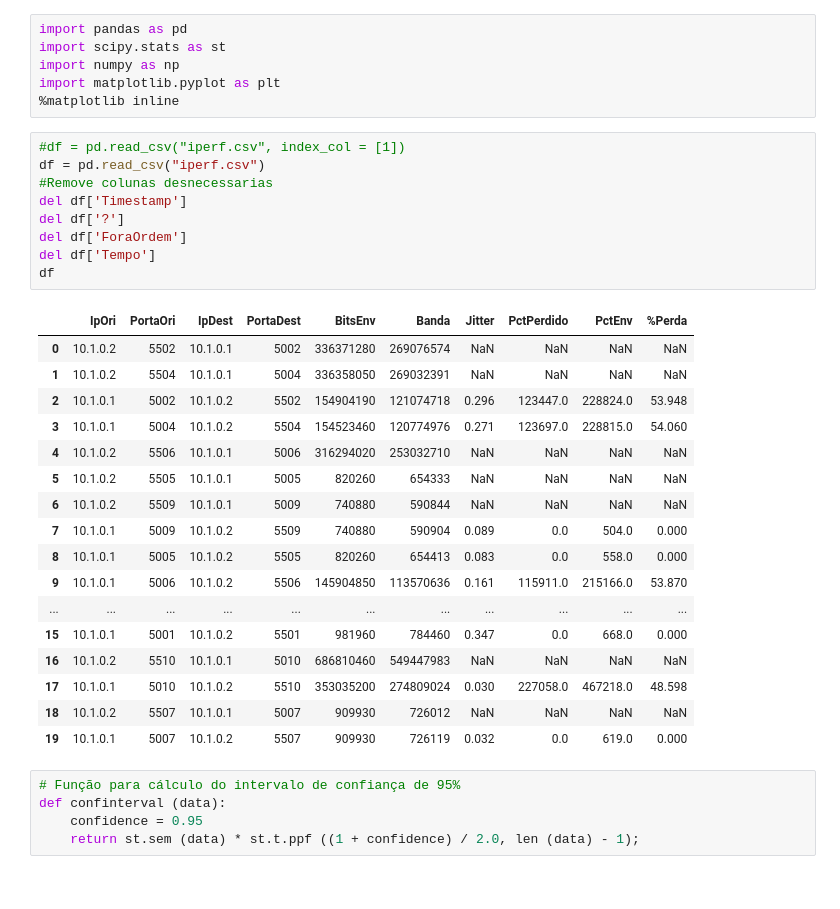
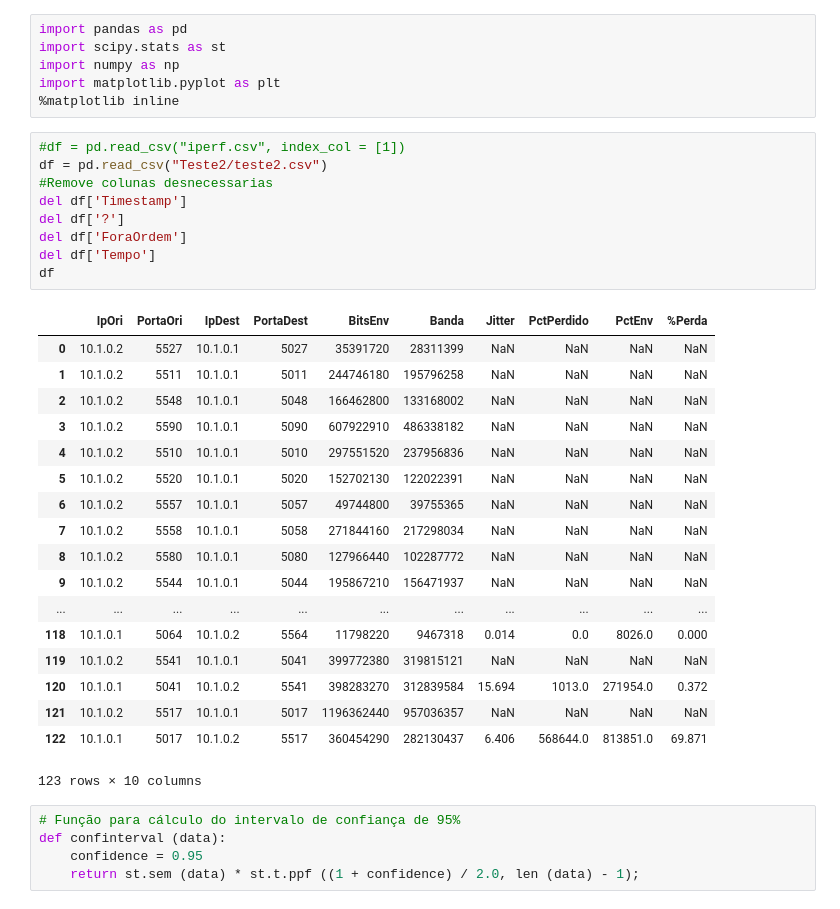
Before and after one commit to pedrobellotti/iperftestes, a Jupyter notebook: Scripts/analise.ipynb, the cells around one changed output. Saved outputs shown, nothing was run; the diff lists cells and outputs as text.

```diff
--- a/Scripts/analise.ipynb
+++ b/Scripts/analise.ipynb
@@ -6,31 +6,32 @@ import matplotlib.pyplot as plt
 %matplotlib inline
 # %%
 #df = pd.read_csv("iperf.csv", index_col = [1])
-df = pd.read_csv("iperf.csv")
+df = pd.read_csv("Teste2/teste2.csv")
 #Remove colunas desnecessarias
 del df['Timestamp']
 del df['?']
 del df['ForaOrdem']
 del df['Tempo']
 df
 # %% [output]
 |  | IpOri | PortaOri | IpDest | PortaDest | BitsEnv | Banda | Jitter | PctPerdido | PctEnv | %Perda |
-| 0 | 10.1.0.2 | 5502 | 10.1.0.1 | 5002 | 336371280 | 269076574 | NaN | NaN | NaN | NaN |
-| 1 | 10.1.0.2 | 5504 | 10.1.0.1 | 5004 | 336358050 | 269032391 | NaN | NaN | NaN | NaN |
-| 2 | 10.1.0.1 | 5002 | 10.1.0.2 | 5502 | 154904190 | 121074718 | 0.296 | 123447.0 | 228824.0 | 53.948 |
-| 3 | 10.1.0.1 | 5004 | 10.1.0.2 | 5504 | 154523460 | 120774976 | 0.271 | 123697.0 | 228815.0 | 54.060 |
-| 4 | 10.1.0.2 | 5506 | 10.1.0.1 | 5006 | 316294020 | 253032710 | NaN | NaN | NaN | NaN |
-| 5 | 10.1.0.2 | 5505 | 10.1.0.1 | 5005 | 820260 | 654333 | NaN | NaN | NaN | NaN |
-| 6 | 10.1.0.2 | 5509 | 10.1.0.1 | 5009 | 740880 | 590844 | NaN | NaN | NaN | NaN |
-| 7 | 10.1.0.1 | 5009 | 10.1.0.2 | 5509 | 740880 | 590904 | 0.089 | 0.0 | 504.0 | 0.000 |
-| 8 | 10.1.0.1 | 5005 | 10.1.0.2 | 5505 | 820260 | 654413 | 0.083 | 0.0 | 558.0 | 0.000 |
-| 9 | 10.1.0.1 | 5006 | 10.1.0.2 | 5506 | 145904850 | 113570636 | 0.161 | 115911.0 | 215166.0 | 53.870 |
+| 0 | 10.1.0.2 | 5527 | 10.1.0.1 | 5027 | 35391720 | 28311399 | NaN | NaN | NaN | NaN |
+| 1 | 10.1.0.2 | 5511 | 10.1.0.1 | 5011 | 244746180 | 195796258 | NaN | NaN | NaN | NaN |
+| 2 | 10.1.0.2 | 5548 | 10.1.0.1 | 5048 | 166462800 | 133168002 | NaN | NaN | NaN | NaN |
+| 3 | 10.1.0.2 | 5590 | 10.1.0.1 | 5090 | 607922910 | 486338182 | NaN | NaN | NaN | NaN |
+| 4 | 10.1.0.2 | 5510 | 10.1.0.1 | 5010 | 297551520 | 237956836 | NaN | NaN | NaN | NaN |
+| 5 | 10.1.0.2 | 5520 | 10.1.0.1 | 5020 | 152702130 | 122022391 | NaN | NaN | NaN | NaN |
+| 6 | 10.1.0.2 | 5557 | 10.1.0.1 | 5057 | 49744800 | 39755365 | NaN | NaN | NaN | NaN |
+| 7 | 10.1.0.2 | 5558 | 10.1.0.1 | 5058 | 271844160 | 217298034 | NaN | NaN | NaN | NaN |
+| 8 | 10.1.0.2 | 5580 | 10.1.0.1 | 5080 | 127966440 | 102287772 | NaN | NaN | NaN | NaN |
+| 9 | 10.1.0.2 | 5544 | 10.1.0.1 | 5044 | 195867210 | 156471937 | NaN | NaN | NaN | NaN |
 | ... | ... | ... | ... | ... | ... | ... | ... | ... | ... | ... |
-| 15 | 10.1.0.1 | 5001 | 10.1.0.2 | 5501 | 981960 | 784460 | 0.347 | 0.0 | 668.0 | 0.000 |
-| 16 | 10.1.0.2 | 5510 | 10.1.0.1 | 5010 | 686810460 | 549447983 | NaN | NaN | NaN | NaN |
-| 17 | 10.1.0.1 | 5010 | 10.1.0.2 | 5510 | 353035200 | 274809024 | 0.030 | 227058.0 | 467218.0 | 48.598 |
-| 18 | 10.1.0.2 | 5507 | 10.1.0.1 | 5007 | 909930 | 726012 | NaN | NaN | NaN | NaN |
-| 19 | 10.1.0.1 | 5007 | 10.1.0.2 | 5507 | 909930 | 726119 | 0.032 | 0.0 | 619.0 | 0.000 |
+| 118 | 10.1.0.1 | 5064 | 10.1.0.2 | 5564 | 11798220 | 9467318 | 0.014 | 0.0 | 8026.0 | 0.000 |
+| 119 | 10.1.0.2 | 5541 | 10.1.0.1 | 5041 | 399772380 | 319815121 | NaN | NaN | NaN | NaN |
+| 120 | 10.1.0.1 | 5041 | 10.1.0.2 | 5541 | 398283270 | 312839584 | 15.694 | 1013.0 | 271954.0 | 0.372 |
+| 121 | 10.1.0.2 | 5517 | 10.1.0.1 | 5017 | 1196362440 | 957036357 | NaN | NaN | NaN | NaN |
+| 122 | 10.1.0.1 | 5017 | 10.1.0.2 | 5517 | 360454290 | 282130437 | 6.406 | 568644.0 | 813851.0 | 69.871 |
+123 rows × 10 columns
 # %%
 # Função para cálculo do intervalo de confiança de 95%
 def confinterval (data):
```
Also changed, not shown: parts of 1 cell of this notebook, 54 other files.
